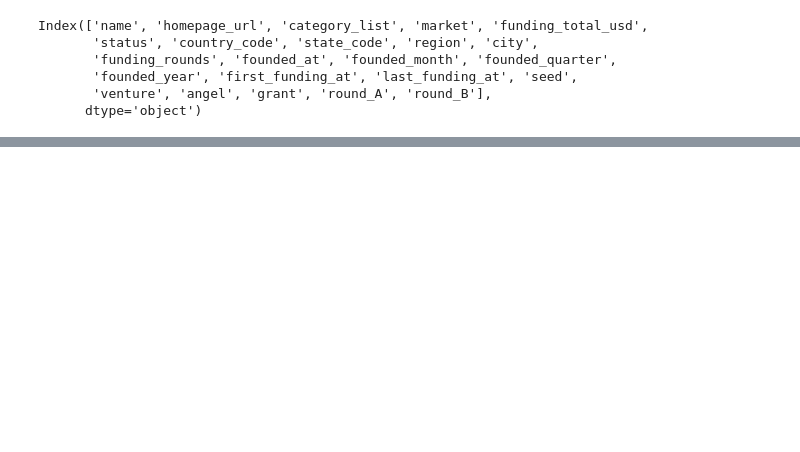
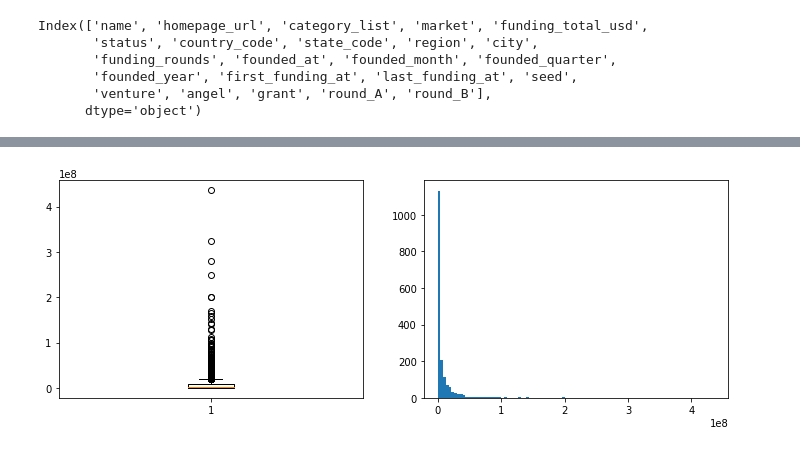
Before and after one commit to smunozan/datamex_082020, a Jupyter notebook: module-2/python-bi-project/main.ipynb, the cells around one changed output, grey strips where cells are left out. Drawn from its saved outputs; the diff is of its cells as text; code cells hidden in the pictures; blank space fills up the shorter version.

```diff
--- a/module-2/python-bi-project/main.ipynb
+++ b/module-2/python-bi-project/main.ipynb
@@ -124,0 +307,18 @@ startups_filt[(startups_filt["market"]=="Apps")&(startups_filt["city"]=="Dubai")
+# %%
+''' la columna de funding_total_usd tiene comas en los valores para facilitar la lectura,
+se van a quitar para evitar problemas en los cálculos'''
+
+startups_filt["funding_total_usd"] = startups_filt["funding_total_usd"].apply(lambda x: 0 if x=="-" else x.strip().replace(",",""))
+# %%
+# convertimos la columna de funding a tipo number
+startups_filt["funding_total_usd"] = pd.to_numeric(startups_filt["funding_total_usd"])
+# %%
+'''hacemos una pivot table en donde sacamos el promedio de funding en USD
+de las startups en cada ciudad/pais'''
+
+cities_funding = startups_filt.pivot_table(index = ['country_code','city'],
+                          values = "funding_total_usd",
+                          aggfunc = "mean",
+                          fill_value = 0).reset_index().sort_values("funding_total_usd", ascending=False)
+#muestra de la tabla
+cities_funding.head()
@@ -124,0 +332,3 @@ startups_filt[(startups_filt["market"]=="Apps")&(startups_filt["city"]=="Dubai")
+# %%
+#convertimos el valor de funding a entero
+cities_funding["funding_total_usd"] = cities_funding["funding_total_usd"].apply(lambda x: int(x))
@@ -124,0 +352,10 @@ startups_filt[(startups_filt["market"]=="Apps")&(startups_filt["city"]=="Dubai")
+# %%
+# vamos a ver la distibución del funding de startups
+fig,ax = plt.subplots(1,2,figsize =(12,4))
+
+ax[0].boxplot(cities_funding["funding_total_usd"])
+ax[1].hist(cities_funding["funding_total_usd"], bins=100);
+
+#Se observan que hay muchos outliers, la variación de funding en cada ciudad es muy amplia
+# %% [output]
+[figure, added]
```
Also changed, not shown: parts of 91 cells of this notebook, 5 other files.
